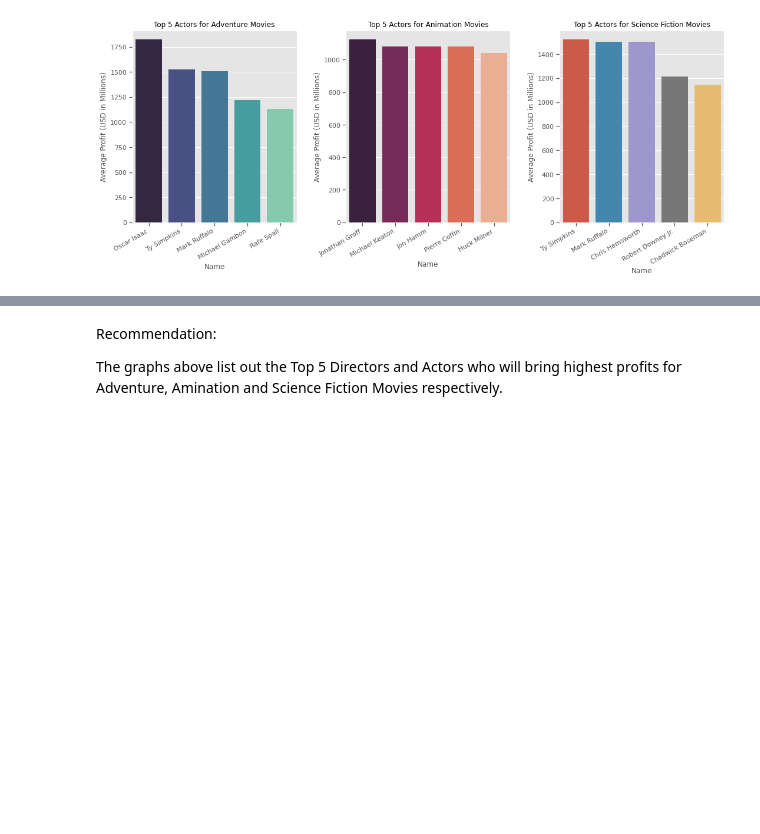
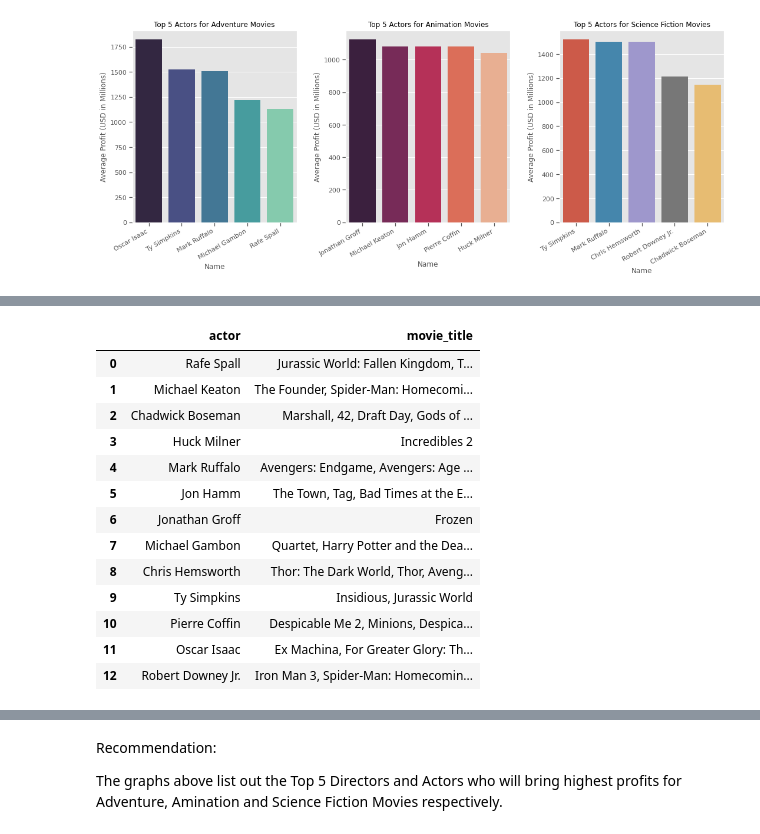
Before and after one commit to carlearn/dsc-mod-1-project-v2-1-online-ds-sp-000, a Jupyter notebook: student.ipynb, the cells around one changed output, grey strips where cells are left out. Drawn from its saved outputs; the diff is of its cells as text; code cells hidden in the pictures; blank space fills up the shorter version.

```diff
--- a/student.ipynb
+++ b/student.ipynb
@@ -858,0 +897,7 @@ ax15.set_xticklabels(ax15.get_xticklabels(), rotation=30, ha='right');
+# %%
+dict_movie2 = {}
+
+for i, x in enumerate(top_actor_list):
+    dict_movie2.update({x: list(set(df_4.original_title[df_4.primary_name == x]))})
+
+dict_movie2
@@ -858,0 +922,22 @@ ax15.set_xticklabels(ax15.get_xticklabels(), rotation=30, ha='right');
+# %%
+df_top_am = pd.DataFrame(dict_movie2.items(), columns=['actor', 'movie_title'])
+# %%
+df_top_am['movie_title'] = df_top_am['movie_title'].apply(lambda x: ', '.join(x))
+# %%
+pd.set_option('display.max_colwidth', None)
+df_top_am
+# %% [output]
+|  | actor | movie_title |
+| 0 | Rafe Spall | Jurassic World: Fallen Kingdom, T... |
+| 1 | Michael Keaton | The Founder, Spider-Man: Homecomi... |
+| 2 | Chadwick Boseman | Marshall, 42, Draft Day, Gods of ... |
+| 3 | Huck Milner | Incredibles 2 |
+| 4 | Mark Ruffalo | Avengers: Endgame, Avengers: Age ... |
+| 5 | Jon Hamm | The Town, Tag, Bad Times at the E... |
+| 6 | Jonathan Groff | Frozen |
+| 7 | Michael Gambon | Quartet, Harry Potter and the Dea... |
+| 8 | Chris Hemsworth | Thor: The Dark World, Thor, Aveng... |
+| 9 | Ty Simpkins | Insidious, Jurassic World |
+| 10 | Pierre Coffin | Despicable Me 2, Minions, Despica... |
+| 11 | Oscar Isaac | Ex Machina, For Greater Glory: Th... |
+| 12 | Robert Downey Jr. | Iron Man 3, Spider-Man: Homecomin... |
```
Also changed, not shown: parts of 12 cells of this notebook.
